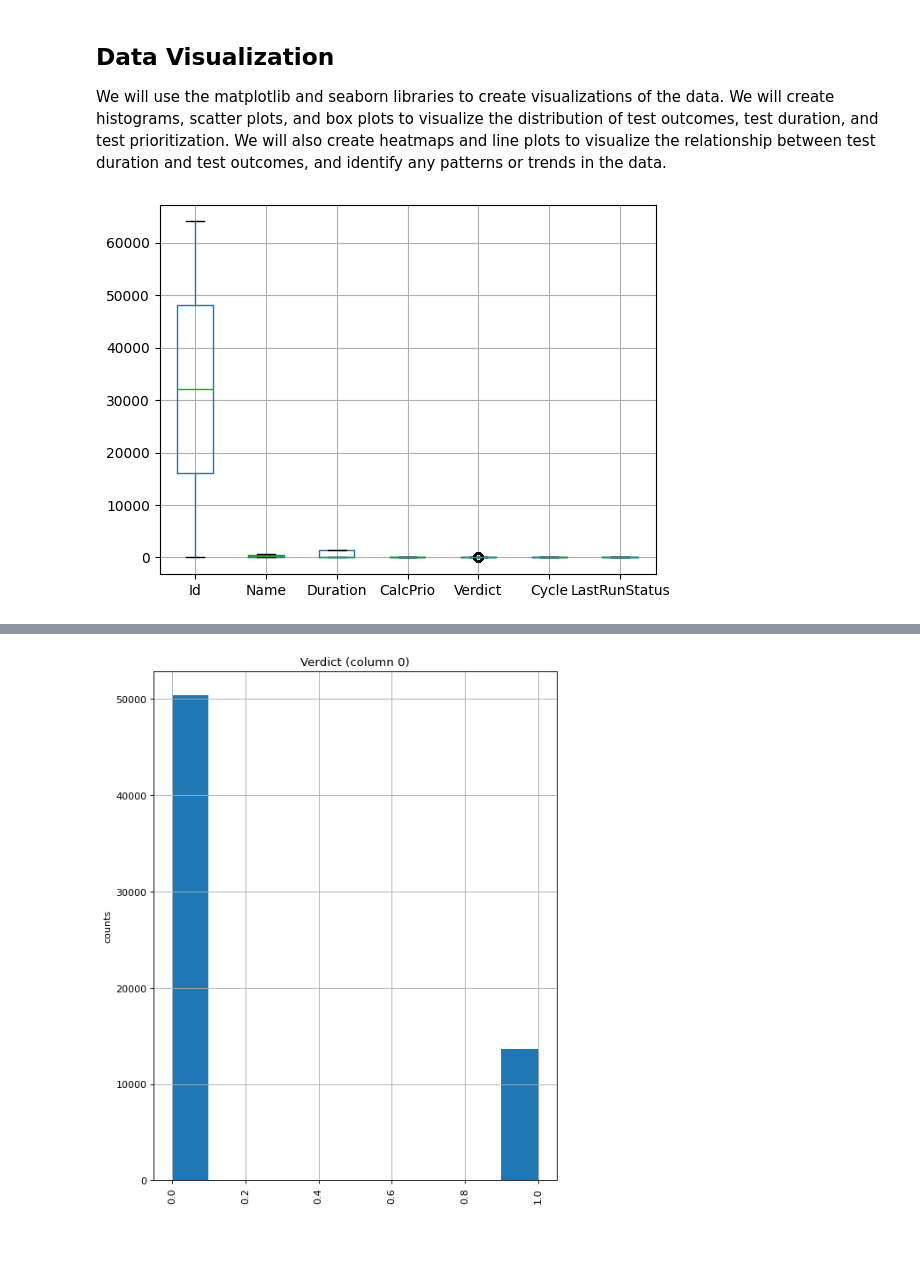
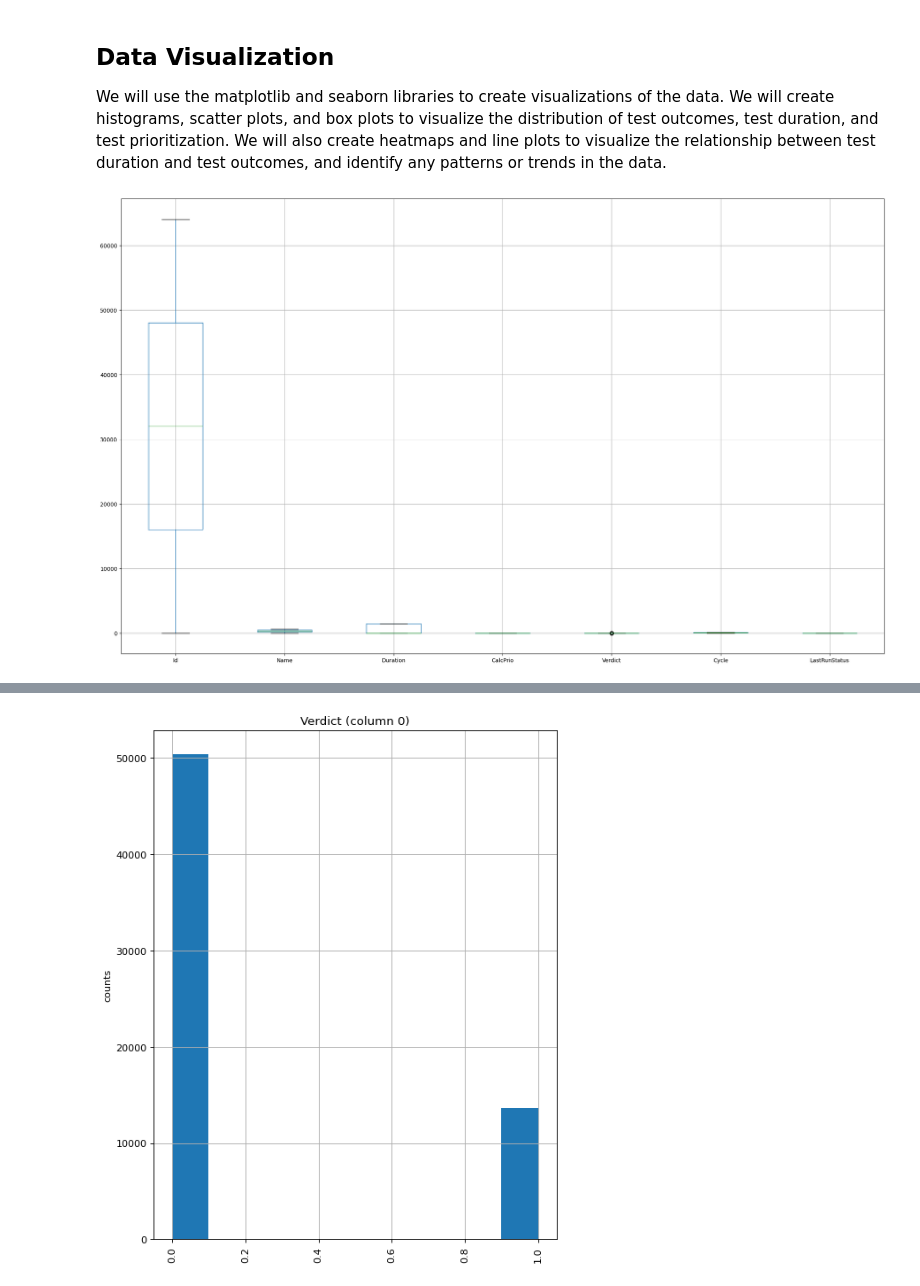
Before and after one commit to amruthvvkp/ai-playground, a Jupyter notebook: datascience_principles/assignment/report.ipynb, the cells around one changed output, grey strips where cells are left out. Drawn from its saved outputs; the diff is of its cells as text; code cells hidden in the pictures; blank space fills up the shorter version.

Commit message:
Assignment for module 1, added additional graphs and cleaned up imports Fixes #5

```diff
--- a/datascience_principles/assignment/report.ipynb
+++ b/datascience_principles/assignment/report.ipynb
@@ -140,9 +145,13 @@ We will start by exploring the data to gain insights into the test execution his
 
 We will use the matplotlib and seaborn libraries to create visualizations of the data. We will create histograms, scatter plots, and box plots to visualize the distribution of test outcomes, test duration, and test prioritization. We will also create heatmaps and line plots to visualize the relationship between test duration and test outcomes, and identify any patterns or trends in the data.
 # %%
-# We can also visualize the outliers using a boxplot
-import matplotlib.pyplot as plt
-data_df.boxplot()
-plt.show()
+def plot_outliers_with_boxplot():
+    """Plot the outliers in the dataset using a boxplot"""
+    data_df.boxplot()
+    plt.gcf().set_size_inches(25, 15)
+    plt.show()
+
+
+plot_outliers_with_boxplot()
 # %% [output]
-[figure, old version]
+[figure, new version]
```
Also changed, not shown: parts of 10 cells of this notebook.
